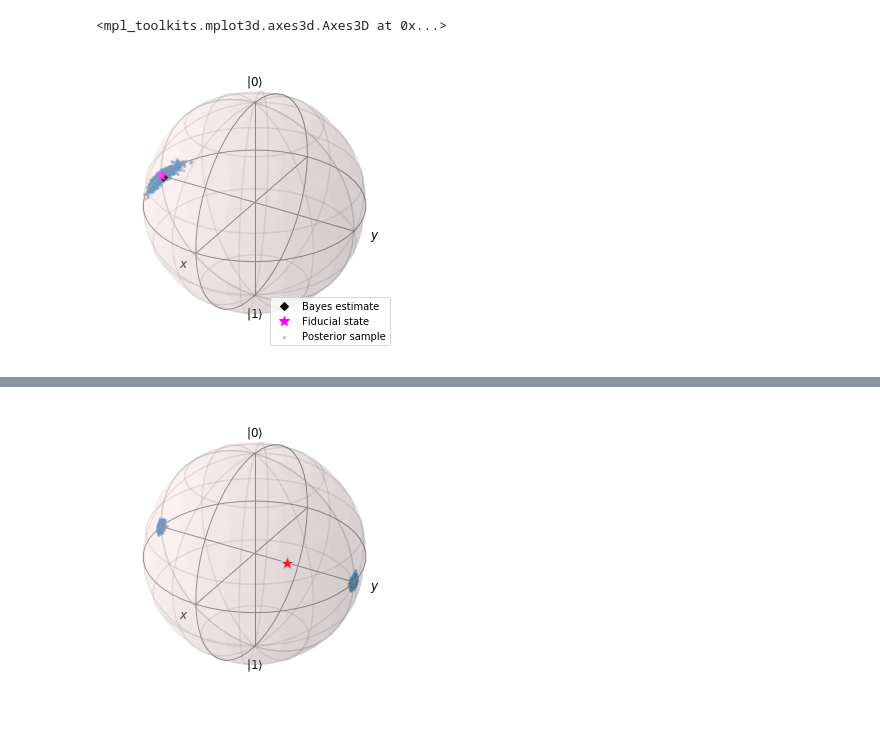
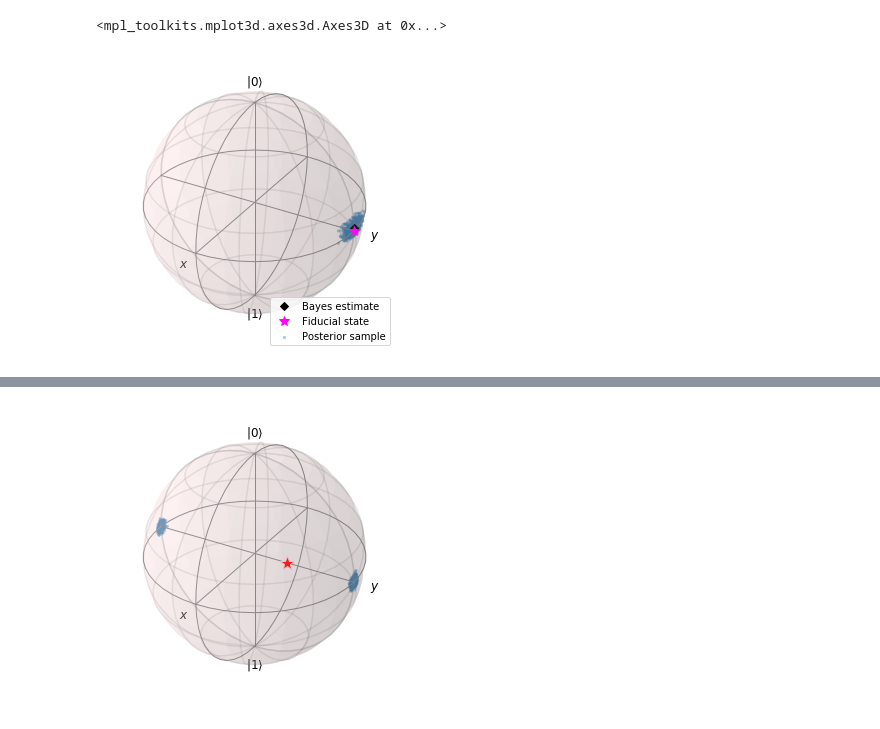
Before and after one commit to ihincks/btom, a Jupyter notebook: examples/binomial-example.ipynb, the cells around one changed output, grey strips where cells are left out. Saved outputs shown, nothing was run; the diff lists cells and outputs as text; code cells hidden in the pictures.

```diff
--- a/examples/binomial-example.ipynb
+++ b/examples/binomial-example.ipynb
@@ -9,14 +8,14 @@ import matplotlib.pyplot as plt
 import os, sys; sys.path.insert(0, os.path.abspath('../'))
 import btom as bt
 # %%
-psi = np.array([[1],[-1j]])/np.sqrt(2)
+psi = np.array([[1],[1j]])/np.sqrt(2)
 rho = np.dot(psi, psi.conj().T)
 meas_ops = (bt.pauli_basis()[1:] + np.eye(2)) / 2
-data = bt.BinomialTomographyData.simulate(rho, meas_ops, [10,100,1000])
+data = bt.BinomialTomographyData.simulate(rho, meas_ops, [100,100,1000])
 
-sampler = bt.BinomialGinibreStateSampler(ginibre_dim=1, n_chains=4)
+sampler = bt.BinomialGinibreStateSampler(ginibre_dim=2, n_chains=4)
 pos = bt.StatePosterior(sampler, data)
-pos.bloch_plot(fiducial_state=rho)
+pos.plot_bloch(fiducial_state=rho)
 # %% [output]
 <mpl_toolkits.mplot3d.axes3d.Axes3D at 0x...>
-[figure, old version]
+[figure, new version]
```
Also changed, not shown: parts of 28 cells of this notebook, 1 other file.
